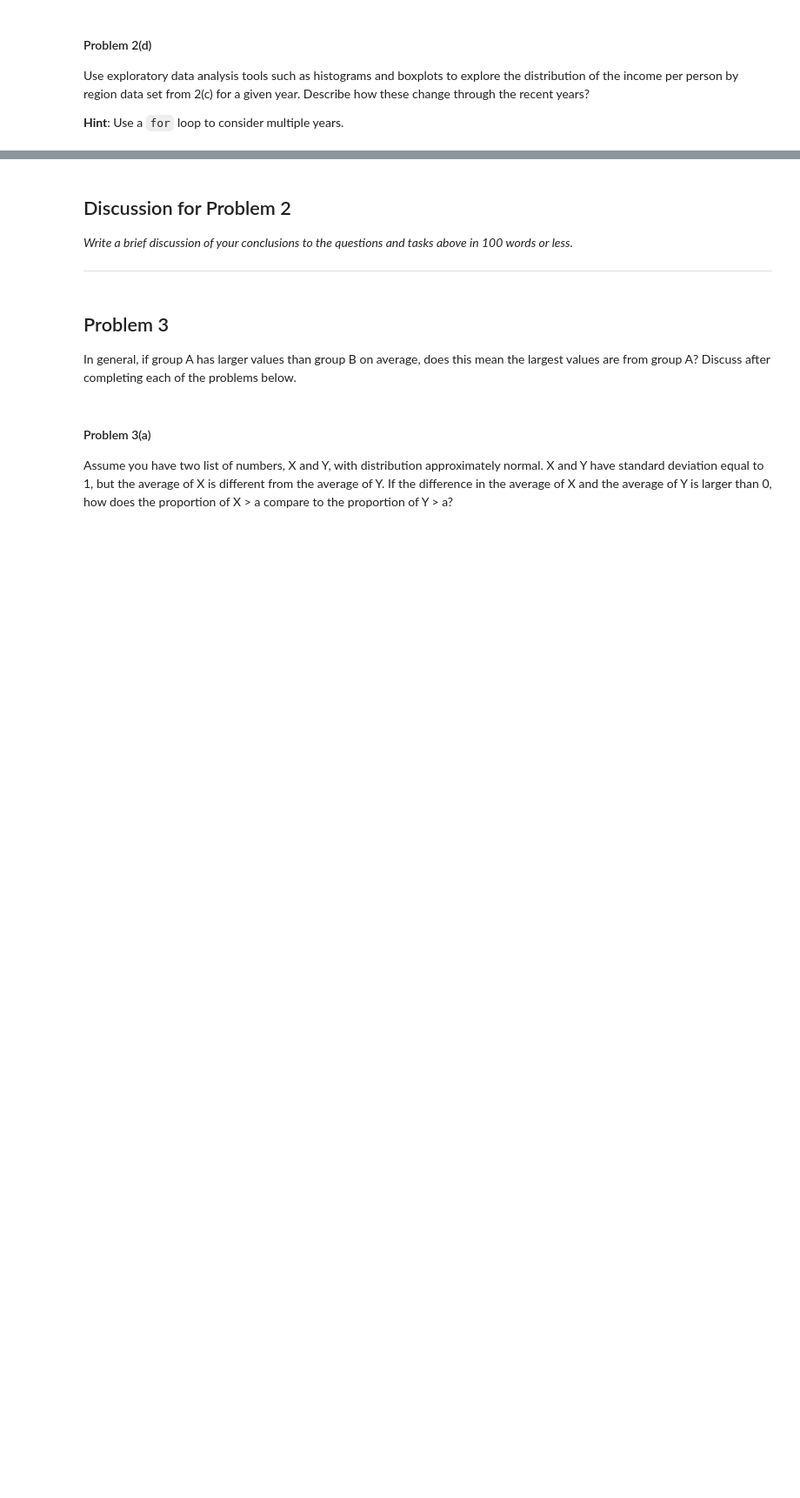
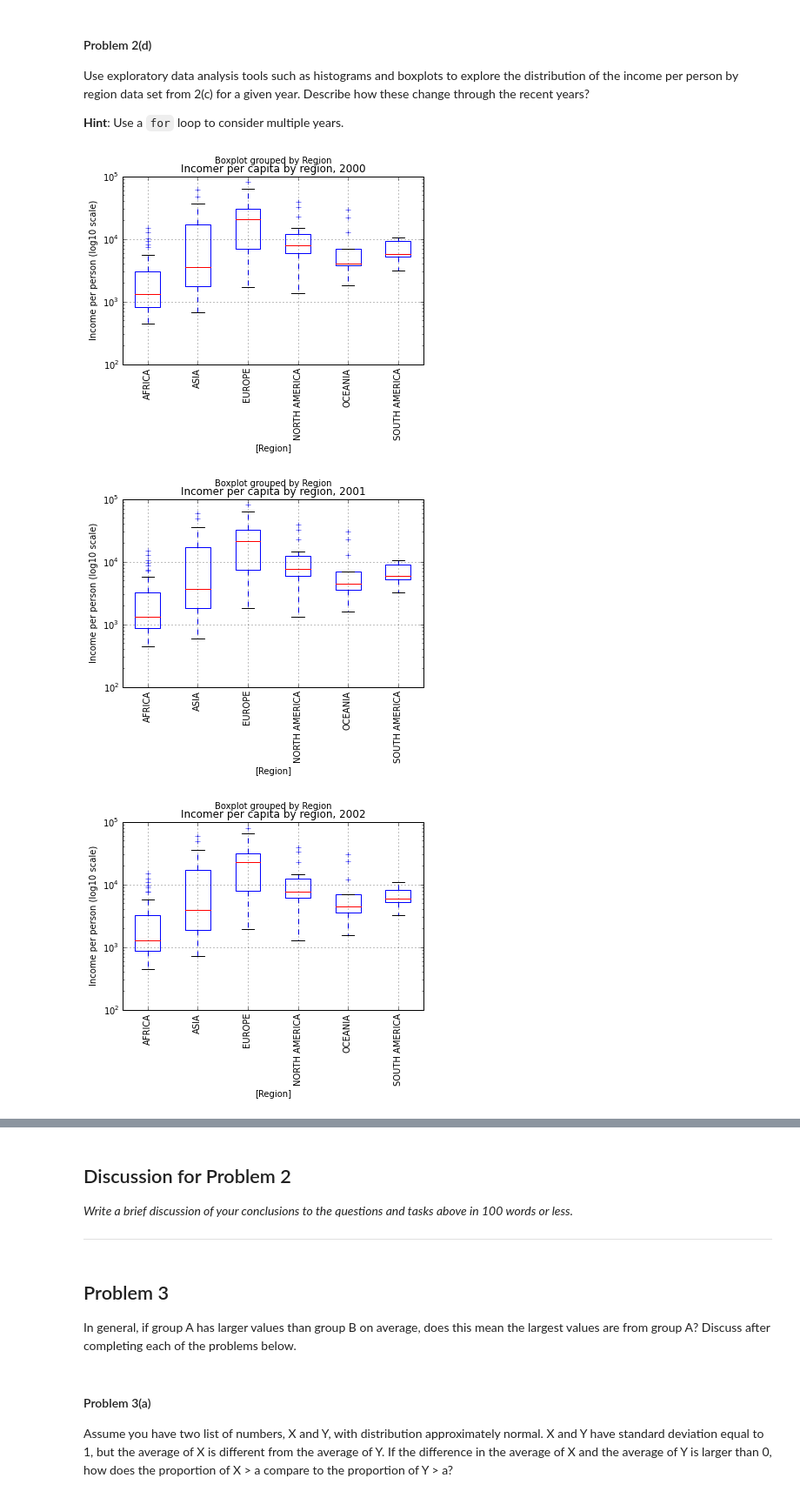
Before and after one commit to koalasleeping/109-Harvard-Data-Science, a Jupyter notebook: homework/HW1.ipynb, the cells around one changed output, grey strips where cells are left out. Shown at 87% size. Cells and saved outputs as stored; diff of their text form; code cells hidden in the pictures; blank space fills up the shorter version.

```diff
--- a/homework/HW1.ipynb
+++ b/homework/HW1.ipynb
@@ -297,4 +357,13 @@ Example
 -------
 >>> mergeByYear(2010)
 """
-#your code here
+def mergeByYear(year):
+    incomeyr = pd.DataFrame(income.loc[year, :].dropna())
+    incomeyr.columns=['Income']
+    incomeyr['Country'] = incomeyr.index.values
+    joined = pd.merge(incomeyr, countries, on='Country')
+    joined.Income = np.round(joined.Income, 2)
+    return joined
+dat = mergeByYear(2000)
+#dat = dat.groupby(by=['Region'], as_index=False).mean()
+dat.head()
@@ -308,0 +383,21 @@ Use exploratory data analysis tools such as histograms and boxplots to explore t
+# %%
+from matplotlib import dates
+years = np.arange(2000, 2005)
+
+for yr in years:
+    data = mergeByYear(yr)
+    data.boxplot(by='Region', rot=90)
+    plt.title('Incomer per capita by region, %i' % yr)
+    plt.ylabel('Income per person (log10 scale)')
+    plt.yscale('log')
+
+trends = pd.DataFrame()
+for yr in years:
+    data = mergeByYear(yr)
+    data = data.groupby(by='Region', as_index=False).mean()
+    data['Year'] = [yr] * len(data)
+    trends = pd.concat([trends, data])
+# %% [output]
+[figure, added]
+[figure, added]
+[figure, added]
```
Also changed, not shown: parts of 12 cells of this notebook, 1 other file.
